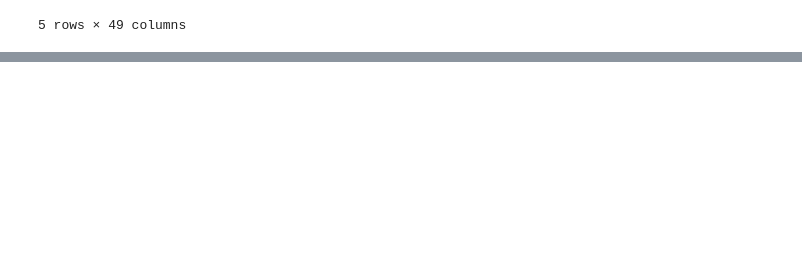
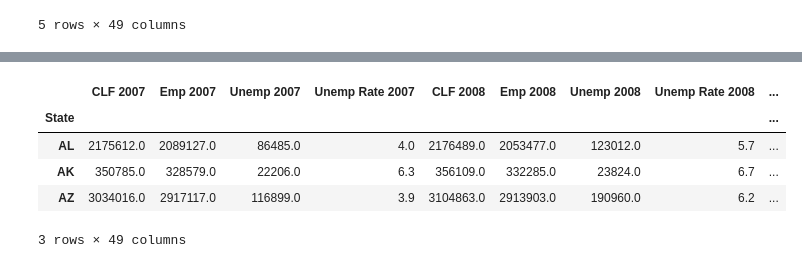
Before and after one commit to shawn-cavalieri/panic_at_the_desktop_project_1, a Jupyter notebook: jack_harvey.ipynb, the cells around one changed output, grey strips where cells are left out. Saved outputs shown, nothing was run; the diff lists cells and outputs as text; code cells hidden in the pictures; blank space fills up the shorter version.

```diff
--- a/jack_harvey.ipynb
+++ b/jack_harvey.ipynb
@@ -401,0 +73,26 @@ wyoming_st_unemp = state_unemp(wyoming_data)
+# %%
+alabama_data = parse_employment_data(e, "AL")
+alabama_employment = employment(alabama_data)
+alabama_unemployment = unemployment(alabama_data)
+alabama_st_emp = state_emp(alabama_data)
+alabama_st_unemp = state_unemp(alabama_data)
+data = e.loc['AL']
+alabama = data.iloc[:1]
+# %%
+alaska_data = parse_employment_data(e, "AK")
+alaska_employment = employment(alaska_data)
+alaska_unemployment = unemployment(alaska_data)
+alaska_st_emp = state_emp(alaska_data)
+alaska_st_unemp = state_unemp(alaska_data)
+data0 = e.loc['AK']
+alaska = data0.iloc[:1]
+# %%
+arizona_data = parse_employment_data(e, "AZ")
+
+arizona_employment = employment(arizona_data)
+arizona_unemployment = unemployment(arizona_data)
+arizona_st_emp = state_emp(arizona_data)
+arizona_st_unemp = state_unemp(arizona_data)
+
+data1 = e.loc['AZ']
+arizona = data1.iloc[:1]
@@ -401,0 +476,10 @@ wyoming_st_unemp = state_unemp(wyoming_data)
+# %%
+frames = [alabama, alaska, arizona]
+pd.concat(frames)
+# %% [output]
+|  | CLF 2007 | Emp 2007 | Unemp 2007 | Unemp Rate 2007 | CLF 2008 | Emp 2008 | Unemp 2008 | Unemp Rate 2008 | ... |
+| State |  |  |  |  |  |  |  |  | ... |
+| AL | 2175612.0 | 2089127.0 | 86485.0 | 4.0 | 2176489.0 | 2053477.0 | 123012.0 | 5.7 | ... |
+| AK | 350785.0 | 328579.0 | 22206.0 | 6.3 | 356109.0 | 332285.0 | 23824.0 | 6.7 | ... |
+| AZ | 3034016.0 | 2917117.0 | 116899.0 | 3.9 | 3104863.0 | 2913903.0 | 190960.0 | 6.2 | ... |
+3 rows × 49 columns
```
Also changed, not shown: parts of 97 cells of this notebook.
